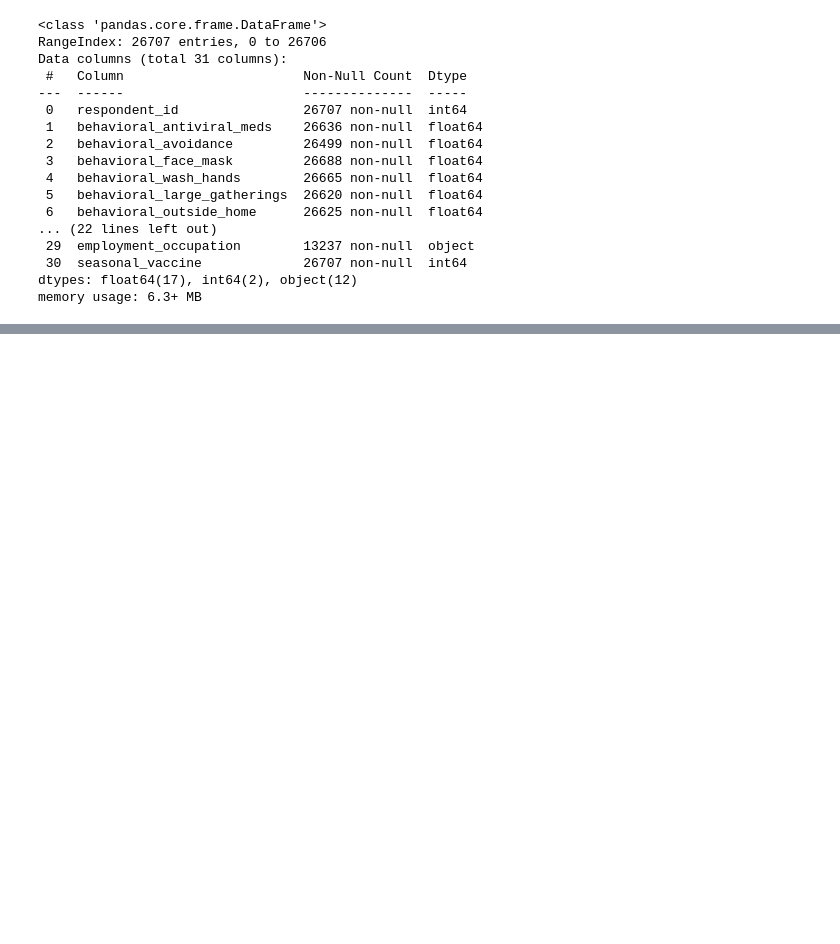
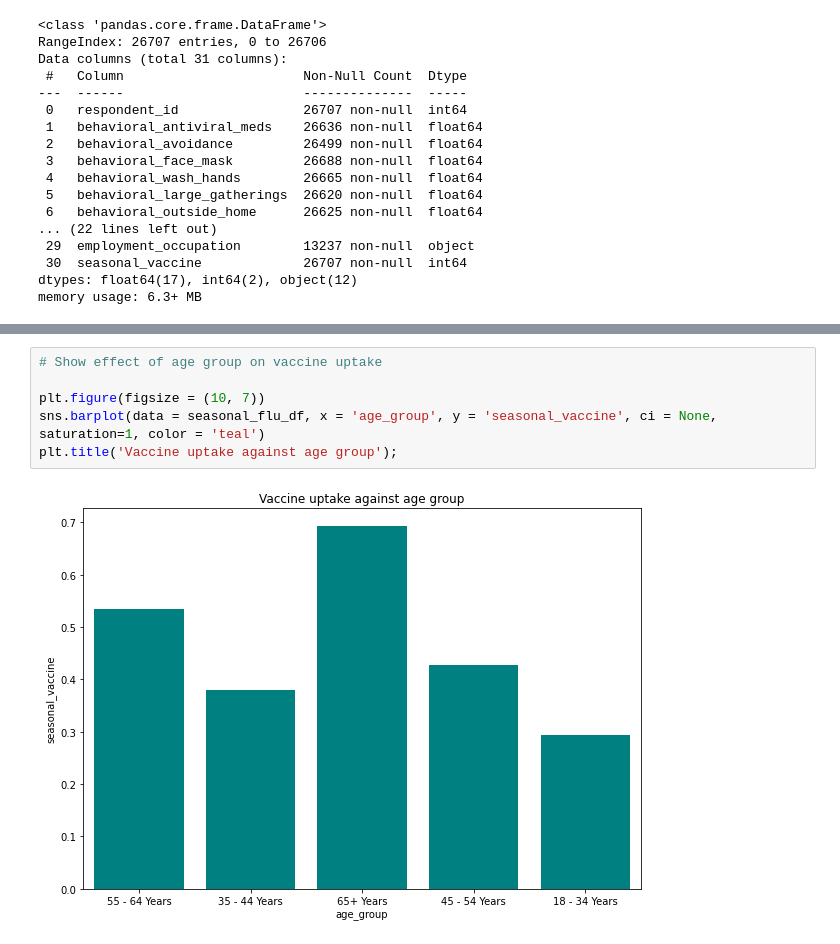
Before and after one commit to DaveyMburu/predicting-vaccine-uptake-using-behavioral-and-background-data, a Jupyter notebook: index.ipynb, the cells around one changed output, grey strips where cells are left out. Drawn from its saved outputs; the diff is of its cells as text; blank space fills up the shorter version.

```diff
--- a/index.ipynb
+++ b/index.ipynb
@@ -260,0 +301,8 @@ memory usage: 6.3+ MB
+# %%
+# Show effect of age group on vaccine uptake
+
+plt.figure(figsize = (10, 7))
+sns.barplot(data = seasonal_flu_df, x = 'age_group', y = 'seasonal_vaccine', ci = None, saturation=1, color = 'teal')
+plt.title('Vaccine uptake against age group');
+# %% [output]
+[figure, added]
```
Also changed, not shown: parts of 22 cells of this notebook, 1 other file.
